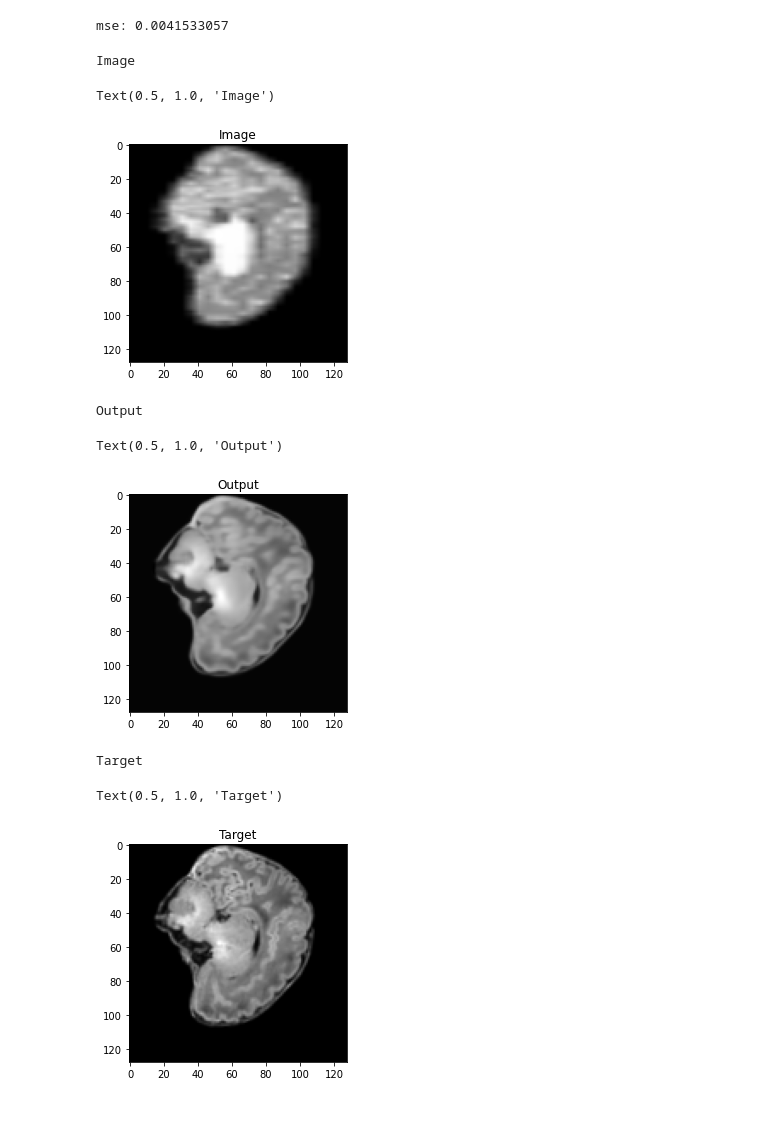
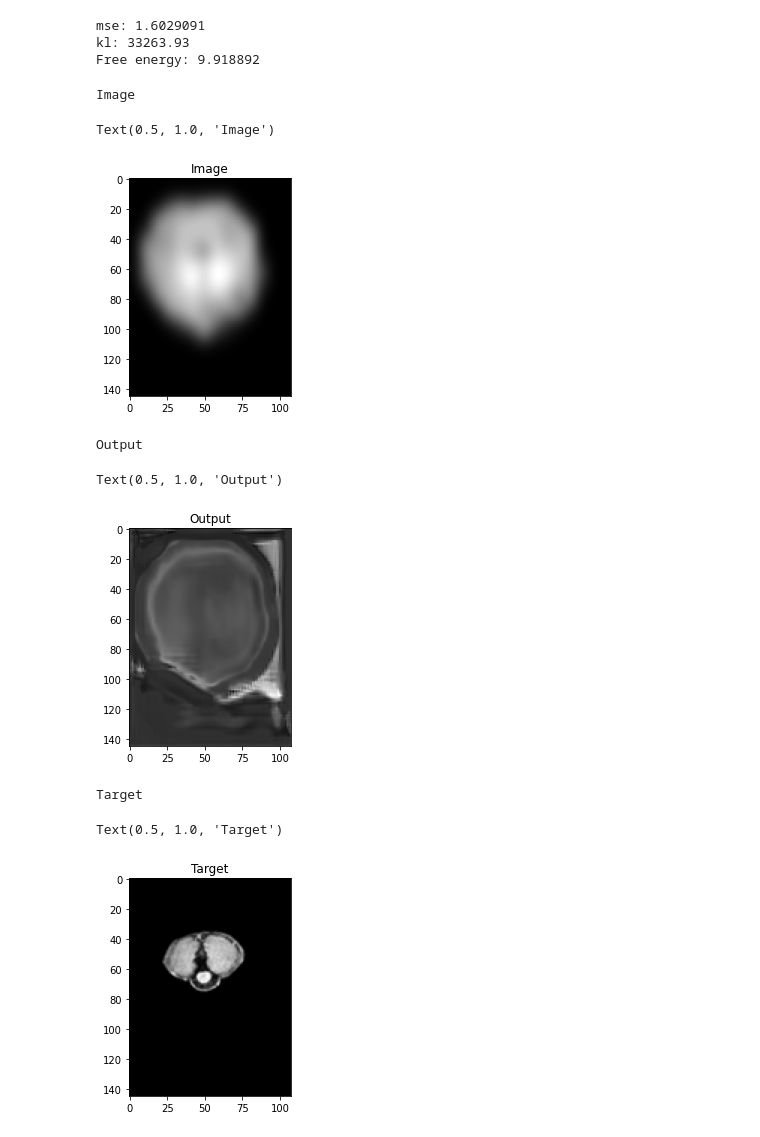
Before and after one commit to ExtremeViscent/SR-UNet, a Jupyter notebook: inference/inference.ipynb, the cells around one changed output. Drawn from its saved outputs; the diff is of its cells as text; code cells hidden in the pictures.

```diff
--- a/inference/inference.ipynb
+++ b/inference/inference.ipynb
@@ -86,0 +156,7 @@ target_tensor = torch.tensor(target_array).unsqueeze(0).unsqueeze(0)
+# %%
+# with torch.cuda.amp.autocast(enabled=True):
+image_array = np.load("/home/viscent/hdd/viscent/SR-UNet/experiments/output_vae_dhcp_t1_800_amort/0/val_image.npy")
+target_array = np.load("/home/viscent/hdd/viscent/SR-UNet/experiments/output_vae_dhcp_t1_800_amort/0/val_target.npy")
+image_tensor = torch.tensor(image_array).unsqueeze(0).cuda()
+target_tensor = torch.tensor(image_array).unsqueeze(0).cuda()
+# image_tensor = image_tensor.repeat(3,1,1,1,1)
@@ -94,14 +174,16 @@ output = model(image_tensor)
 # %%
-im = image_tensor
+im = target_tensor
 im_hat=output
 mse = torch.nn.MSELoss()(im, im_hat)
 print('mse:', mse.cpu().detach().numpy())
 if not UNET:
-    mu, logvar = model.enc_mu, model.enc_logvar
+    mu, logvar = model.enc_mu,model.enc_logvar
     kl = 0.5 * (logvar.exp() + mu**2 - 1 - logvar)
     kl = torch.sum(kl)
     FE_simple = mse + 0.00025 * kl
     print('kl:', kl.cpu().detach().numpy())
     print('Free energy:', FE_simple.cpu().detach().numpy())
 # %% [output]
-mse: 0.0041533057
+mse: 1.6029091
+kl: 33263.93
+Free energy: 9.918892
@@ -112,8 +199,8 @@ sitk.WriteImage(output_image,OUTPUT_PREFIX+"_output.nii.gz")
 # %%
 print("Image")
-plt.imshow(image_array[40,...],cmap='gray')
+plt.imshow(image_array[0,image_array.shape[1]//2,...],cmap='gray')
 plt.title("Image")
 # %% [output]
 Image
 Text(0.5, 1.0, 'Image')
-[figure, old version]
+[figure, new version]
@@ -120,19 +209,19 @@ Text(0.5, 1.0, 'Image')
 # %%
 print("Output")
-plt.imshow(output_array[0,0,40,...],cmap='gray')
+plt.imshow(output_array[0,0,output_array.shape[2]//2,...],cmap='gray')
 plt.title("Output")
 # %% [output]
 Output
 Text(0.5, 1.0, 'Output')
-[figure, old version]
+[figure, new version]
 # %%
 print("Target")
-plt.imshow(target_array[40,...],cmap='gray')
+plt.imshow(target_array[0,40,...],cmap='gray')
 plt.title("Target")
 # %% [output]
 Target
 Text(0.5, 1.0, 'Target')
-[figure, old version]
+[figure, new version]
 # %%
 # for encoder in model.encoders:
 #     for param in encoder.parameters():
```
Also changed, not shown: parts of 25 cells of this notebook, 4 other files.
